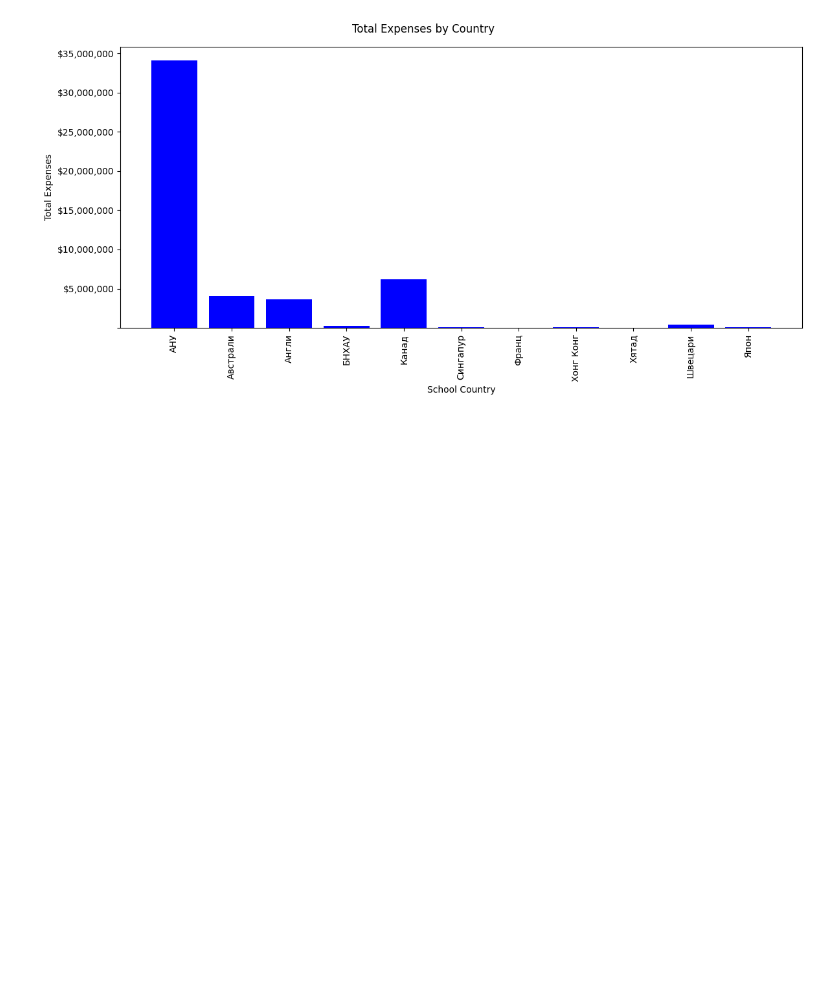
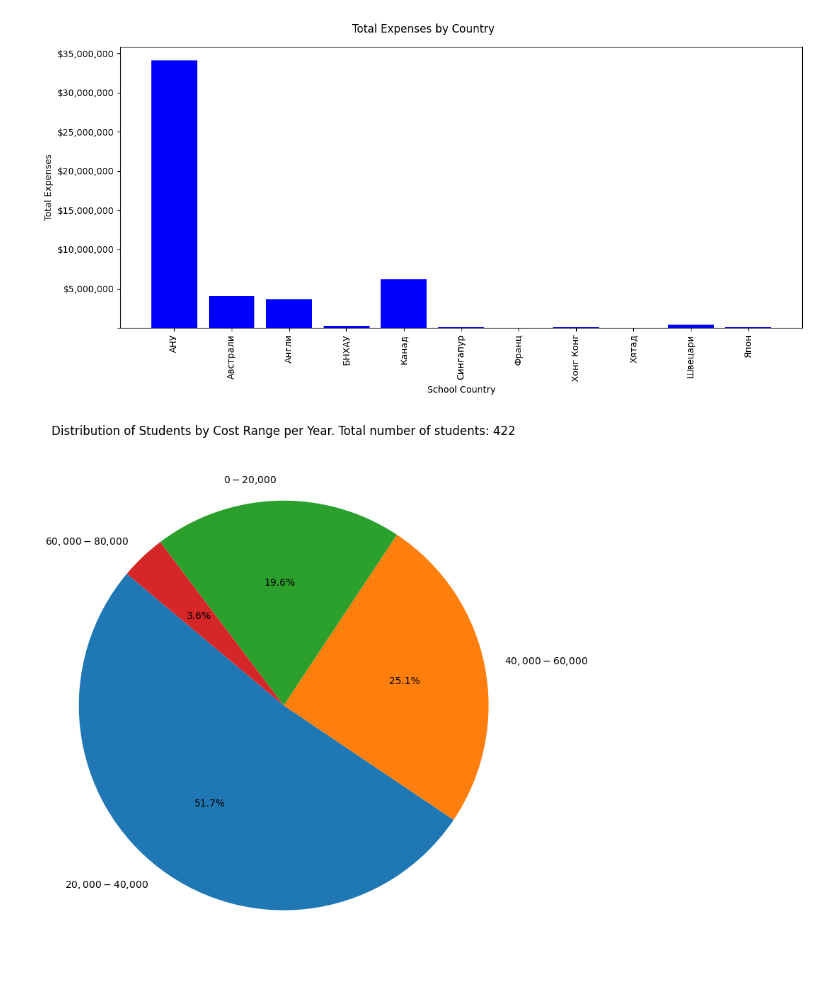
Before and after one commit to nogibjj/IDS706_Individual_Project1_KM632, a Jupyter notebook: descriptive_stats.ipynb, the cells around one changed output. Saved outputs shown, nothing was run; the diff lists cells and outputs as text; code cells hidden in the pictures; blank space fills up the shorter version.

Commit message:
added second graph

```diff
--- a/descriptive_stats.ipynb
+++ b/descriptive_stats.ipynb
@@ -43,2 +43,6 @@ create_graph(df)
 # %% [output]
 [figure]
+# %%
+create_graph2(df)
+# %% [output]
+[figure, added]
```
Also changed, not shown: parts of 2 cells of this notebook, 5 other files.
